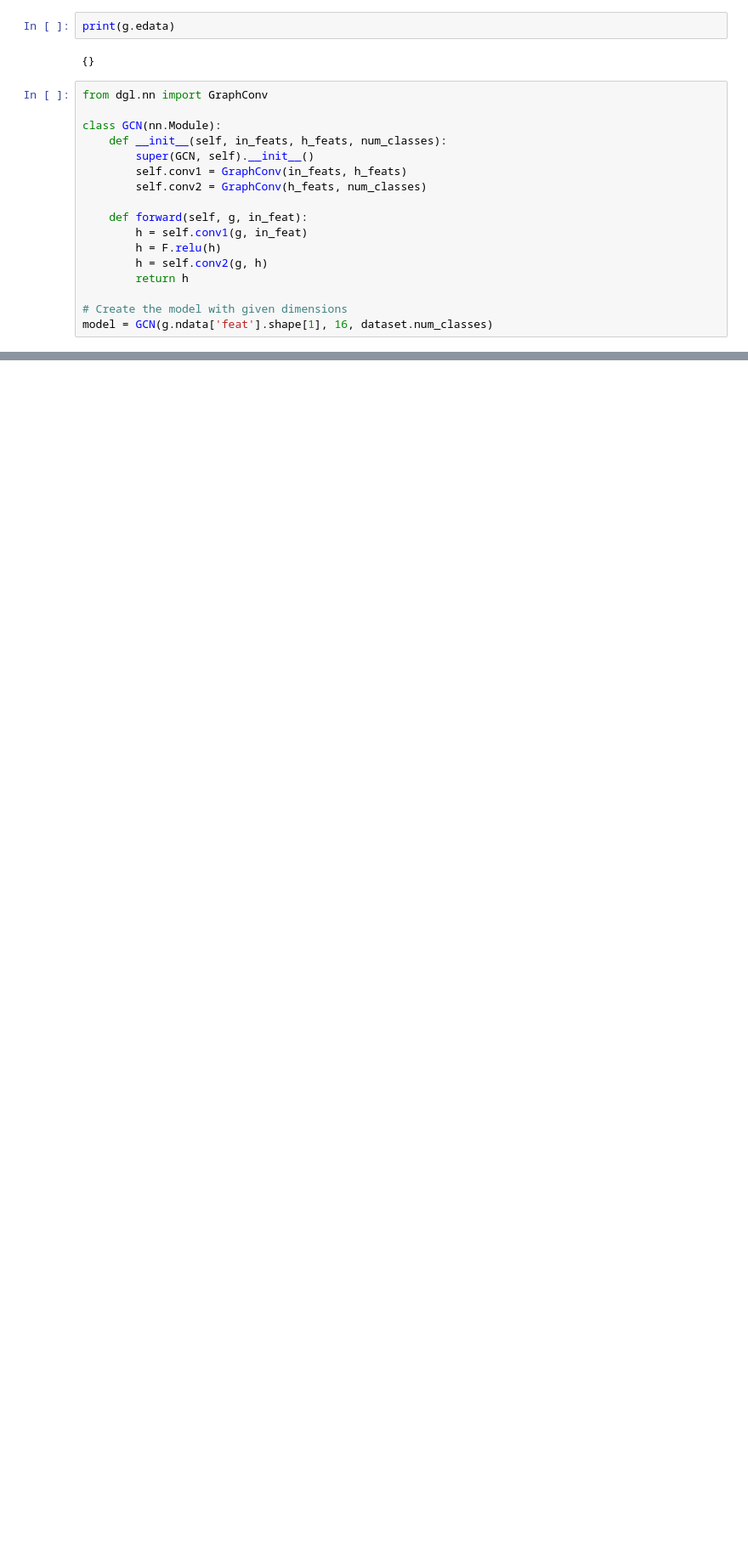
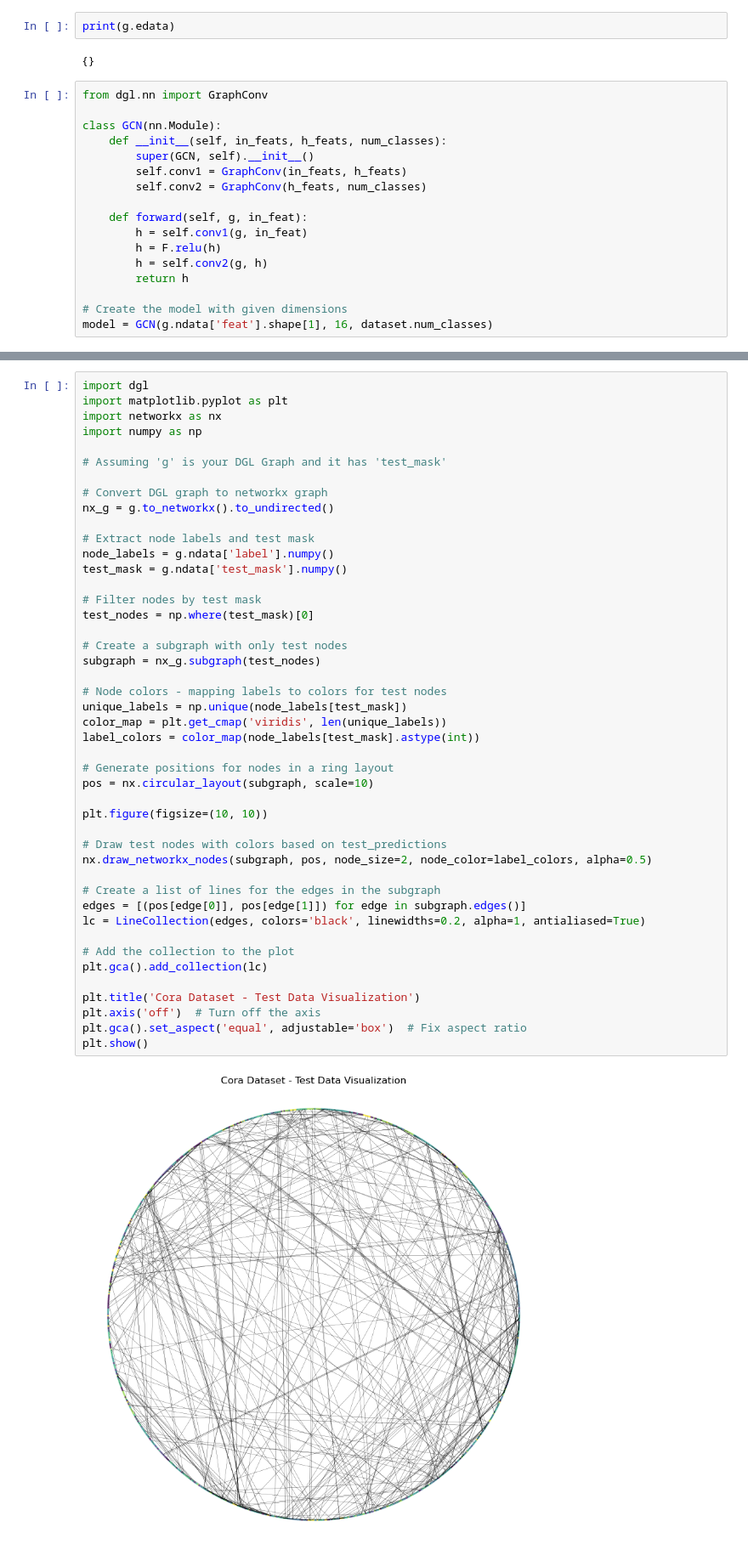
Before and after one commit to nscherf/dgl-tutorial, a Jupyter notebook: node-classification.ipynb, the cells around one changed output, grey strips where cells are left out. Shown at 85% size. Cells and saved outputs as stored; diff of their text form; blank space fills up the shorter version.

```diff
--- a/node-classification.ipynb
+++ b/node-classification.ipynb
@@ -130,0 +197,47 @@ tensor([ True,  True,  True,  ..., False, False, False])
+# %%
+import dgl
+import matplotlib.pyplot as plt
+import networkx as nx
+import numpy as np
+
+# Assuming 'g' is your DGL Graph and it has 'test_mask'
+
+# Convert DGL graph to networkx graph
+nx_g = g.to_networkx().to_undirected()
+
+# Extract node labels and test mask
+node_labels = g.ndata['label'].numpy()
+test_mask = g.ndata['test_mask'].numpy()
+
+# Filter nodes by test mask
+test_nodes = np.where(test_mask)[0]
+
+# Create a subgraph with only test nodes
+subgraph = nx_g.subgraph(test_nodes)
+
+# Node colors - mapping labels to colors for test nodes
+unique_labels = np.unique(node_labels[test_mask])
+color_map = plt.get_cmap('viridis', len(unique_labels))
+label_colors = color_map(node_labels[test_mask].astype(int))
+
+# Generate positions for nodes in a ring layout
+pos = nx.circular_layout(subgraph, scale=10)
+
+plt.figure(figsize=(10, 10))
+
+# Draw test nodes with colors based on test_predictions
+nx.draw_networkx_nodes(subgraph, pos, node_size=2, node_color=label_colors, alpha=0.5)
+
+# Create a list of lines for the edges in the subgraph
+edges = [(pos[edge[0]], pos[edge[1]]) for edge in subgraph.edges()]
+lc = LineCollection(edges, colors='black', linewidths=0.2, alpha=1, antialiased=True)
+
+# Add the collection to the plot
+plt.gca().add_collection(lc)
+
+plt.title('Cora Dataset - Test Data Visualization')
+plt.axis('off')  # Turn off the axis
+plt.gca().set_aspect('equal', adjustable='box')  # Fix aspect ratio
+plt.show()
+# %% [output]
+[figure, added]
```
Also changed, not shown: parts of 5 cells of this notebook.
